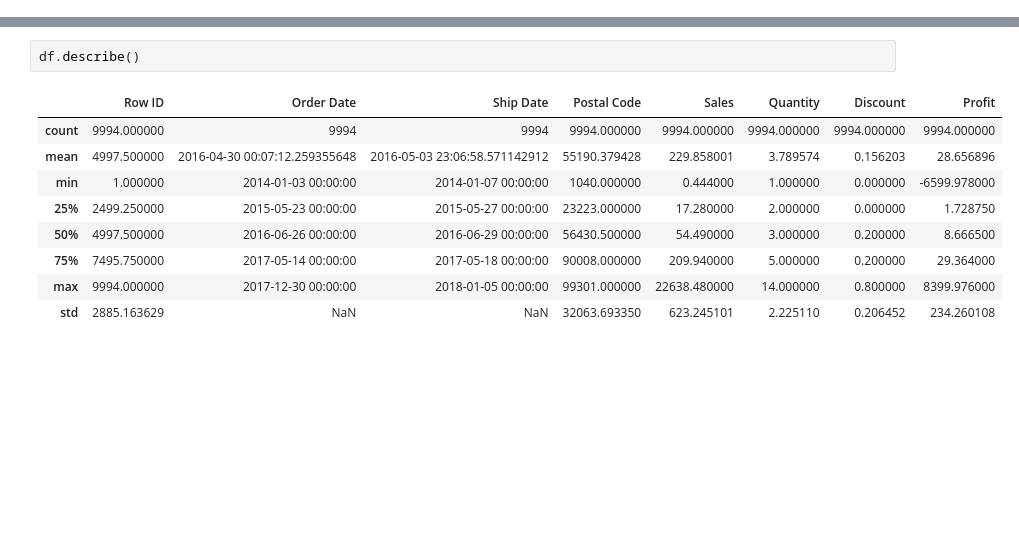
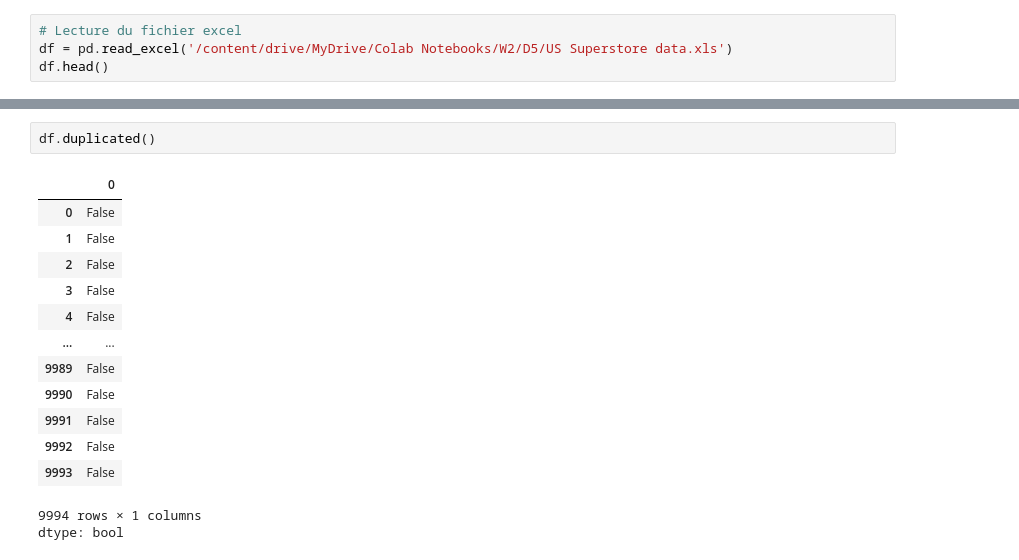
Before and after one commit to ghizlane89/0__GenIA, a Jupyter notebook: Week_2/Day5/W2_D5_DC.ipynb, the cells around one changed output, grey strips where cells are left out. Cells and saved outputs as stored; diff of their text form; blank space fills up the shorter version.

```diff
--- a/Week_2/Day5/W2_D5_DC.ipynb
+++ b/Week_2/Day5/W2_D5_DC.ipynb
@@ -48,0 +10,4 @@ memory usage: 1.6+ MB
+# %%
+# Lecture du fichier excel
+df = pd.read_excel('/content/drive/MyDrive/Colab Notebooks/W2/D5/US Superstore data.xls')
+df.head()
@@ -49,12 +78,17 @@ memory usage: 1.6+ MB
 # %%
-df.describe()
+df.duplicated()
 # %% [output]
-|  | Row ID | Order Date | Ship Date | Postal Code | Sales | Quantity | Discount | Profit |
-| count | 9994.000000 | 9994 | 9994 | 9994.000000 | 9994.000000 | 9994.000000 | 9994.000000 | 9994.000000 |
-| mean | 4997.500000 | 2016-04-30 00:07:12.259355648 | 2016-05-03 23:06:58.571142912 | 55190.379428 | 229.858001 | 3.789574 | 0.156203 | 28.656896 |
-| min | 1.000000 | 2014-01-03 00:00:00 | 2014-01-07 00:00:00 | 1040.000000 | 0.444000 | 1.000000 | 0.000000 | -6599.978000 |
-| 25% | 2499.250000 | 2015-05-23 00:00:00 | 2015-05-27 00:00:00 | 23223.000000 | 17.280000 | 2.000000 | 0.000000 | 1.728750 |
-| 50% | 4997.500000 | 2016-06-26 00:00:00 | 2016-06-29 00:00:00 | 56430.500000 | 54.490000 | 3.000000 | 0.200000 | 8.666500 |
-| 75% | 7495.750000 | 2017-05-14 00:00:00 | 2017-05-18 00:00:00 | 90008.000000 | 209.940000 | 5.000000 | 0.200000 | 29.364000 |
-| max | 9994.000000 | 2017-12-30 00:00:00 | 2018-01-05 00:00:00 | 99301.000000 | 22638.480000 | 14.000000 | 0.800000 | 8399.976000 |
-| std | 2885.163629 | NaN | NaN | 32063.693350 | 623.245101 | 2.225110 | 0.206452 | 234.260108 |
+|  | 0 |
+| 0 | False |
+| 1 | False |
+| 2 | False |
+| 3 | False |
+| 4 | False |
+| ... | ... |
+| 9989 | False |
+| 9990 | False |
+| 9991 | False |
+| 9992 | False |
+| 9993 | False |
+9994 rows × 1 columns
+dtype: bool
```
Also changed, not shown: parts of 27 cells of this notebook.
